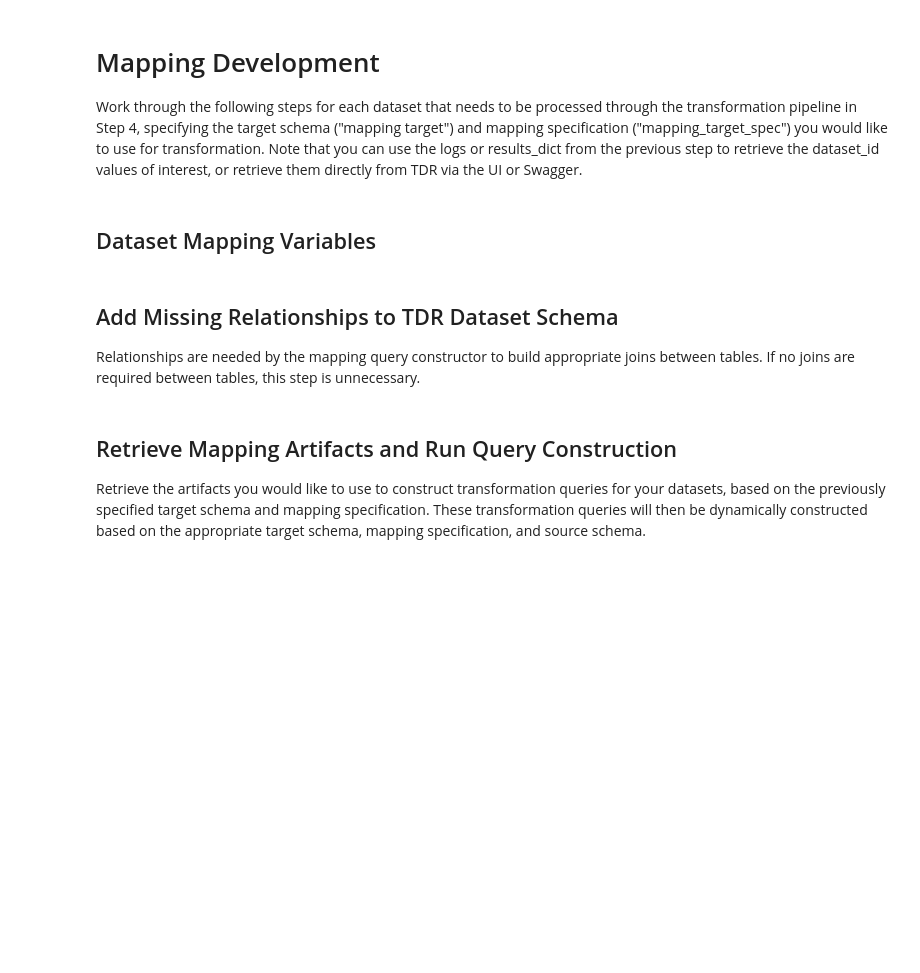
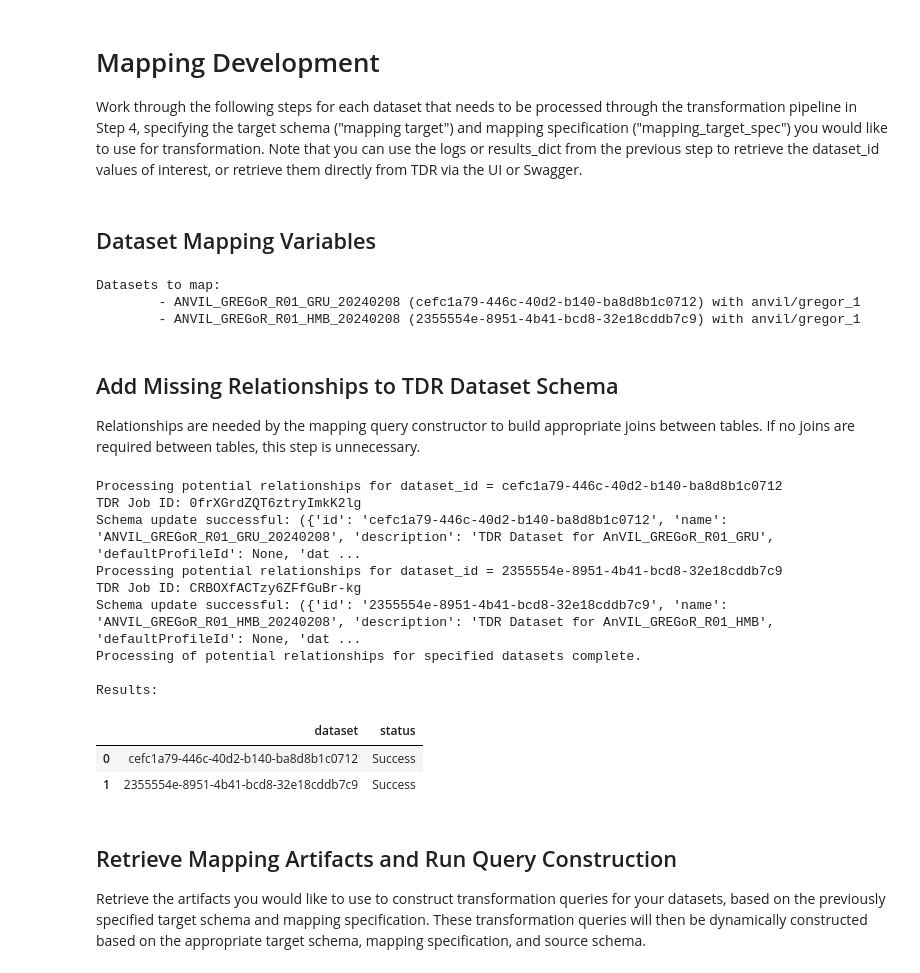
Before and after one commit to broadinstitute/anvil_tdr_ingest, a Jupyter notebook: notebooks/elt_control_center.ipynb, the cells around one changed output. Drawn from its saved outputs; the diff is of its cells as text; code cells hidden in the pictures; blank space fills up the shorter version.

```diff
--- a/notebooks/elt_control_center.ipynb
+++ b/notebooks/elt_control_center.ipynb
@@ -212,7 +230,8 @@ Work through the following steps for each dataset that needs to be processed thr
 # For each dataset specified, include an appropriate mapping target and mapping target specification
 datasets_to_map_list = [
     #["dataset_id", "mapping_target", "mapping_target_spec", Run (True/False)]
-    ['ec6f49a2-176c-4564-82c5-e751baab46aa', 'anvil', 'gtex_ext_3', True],
+    ['cefc1a79-446c-40d2-b140-ba8d8b1c0712', 'anvil', 'gregor_1', True],
+    ['2355554e-8951-4b41-bcd8-32e18cddb7c9', 'anvil', 'gregor_1', True],
 ]
 
 #-----------------------------------------------------------------------------------------------------------#
@@ -256,6 +275,10 @@ if skip_dataset_list_access:
 if skip_dataset_list_mapping:
     print("Datasets to skip due to invalid mapping target or mapping target specification:")
     print("\t- " + "\n\t- ".join(skip_dataset_list_mapping))
+# %% [output]
+Datasets to map:
+        - ANVIL_GREGoR_R01_GRU_20240208 (cefc1a79-446c-40d2-b140-ba8d8b1c0712) with anvil/gregor_1
+        - ANVIL_GREGoR_R01_HMB_20240208 (2355554e-8951-4b41-bcd8-32e18cddb7c9) with anvil/gregor_1
 # %% [markdown]
 ## Add Missing Relationships to TDR Dataset Schema
 Relationships are needed by the mapping query constructor to build appropriate joins between tables. If no joins are required between tables, this step is unnecessary.
@@ -274,7 +297,17 @@ potential_relationships = [
     ["discovery.sample_id", "sample.sample_id"],
     ["discovery.subject_id", "subject.subject_id"],
     ["qc_result_sample.qc_result_sample_id", "sample.sample_id"],
-    ["interval.chromosome", "chromosome.chromosome_id"]
+    ["interval.chromosome", "chromosome.chromosome_id"],
+    ["analyte.participant_id", "participant.participant_id"],
+    ["participant.family_id", "family.family_id"],
+    ["phenotype.participant_id", "participant.participant_id"],
+    ["experiment_rna_short_read.analyte_id", "analyte.analyte_id"],
+    ["experiment_dna_short_read.analyte_id", "analyte.analyte_id"],
+    ["aligned_rna_short_read.experiment_rna_short_read_id", "experiment_rna_short_read.experiment_rna_short_read_id"],
+    ["aligned_dna_short_read.experiment_dna_short_read_id", "experiment_dna_short_read.experiment_dna_short_read_id"],
+    ["aligned_dna_short_read_set.aligned_dna_short_reads", "aligned_dna_short_read.aligned_dna_short_read_id"],
+    ["called_variants_dna_short_read.aligned_dna_short_read_set_id", "aligned_dna_short_read_set.aligned_dna_short_read_set_id"],
+
 ]
 
 # Loop through datasets and process potential relationship additions
@@ -313,33 +346,46 @@ for dataset_id in final_datasets_to_map_dict:
                 rel_dict = {
                     "name": from_table + "_" + from_column + "__to__" + to_table + "_" + to_column,
                     "from": {"table": from_table, "column": from_column},
                     "to": {"table": to_table, "column": to_column}
                 }
                 additional_relationships.append(rel_dict)
 
     # Submit the schema update request for the TDR dataset
     if additional_relationships:
         schema_update_request = {
             "description": "Adding relationships to support query construction.",
             "changes": {
                 "addRelationships": additional_relationships
             }
         }
         try:
             resp = utils.wait_for_tdr_job(datasets_api.update_schema(id=dataset_id, dataset_schema_update_model=schema_update_request))
             print("Schema update successful: " + str(resp)[0:1000])
             results.append([dataset_id, "Success"])
         except Exception as e:
             print("Error running schema update: " + str(e))
             results.append([dataset_id, "Error"])
     else:
         print("No additional relationships to add to schema.")
         results.append([dataset_id, "Success"])
 
 print("Processing of potential relationships for specified datasets complete.")
 print("\nResults:")
 results_df = pd.DataFrame(results, columns = ["dataset", "status"])
 display(results_df)
+# %% [output]
+Processing potential relationships for dataset_id = cefc1a79-446c-40d2-b140-ba8d8b1c0712
+TDR Job ID: 0frXGrdZQT6ztryImkK2lg
+Schema update successful: ({'id': 'cefc1a79-446c-40d2-b140-ba8d8b1c0712', 'name': 'ANVIL_GREGoR_R01_GRU_20240208', 'description': 'TDR Dataset for AnVIL_GREGoR_R01_GRU', 'defaultProfileId': None, 'dat ...
+Processing potential relationships for dataset_id = 2355554e-8951-4b41-bcd8-32e18cddb7c9
+TDR Job ID: CRBOXfACTzy6ZFfGuBr-kg
+Schema update successful: ({'id': '2355554e-8951-4b41-bcd8-32e18cddb7c9', 'name': 'ANVIL_GREGoR_R01_HMB_20240208', 'description': 'TDR Dataset for AnVIL_GREGoR_R01_HMB', 'defaultProfileId': None, 'dat ...
+Processing of potential relationships for specified datasets complete.
+
+Results:
+|  | dataset | status |
+| 0 | cefc1a79-446c-40d2-b140-ba8d8b1c0712 | Success |
+| 1 | 2355554e-8951-4b41-bcd8-32e18cddb7c9 | Success |
 # %% [markdown]
 ## Retrieve Mapping Artifacts and Run Query Construction
 Retrieve the artifacts you would like to use to construct transformation queries for your datasets, based on the previously specified target schema and mapping specification. These transformation queries will then be dynamically constructed based on the appropriate target schema, mapping specification, and source schema.
```
Also changed, not shown: parts of 5 cells of this notebook, 7 other files.
